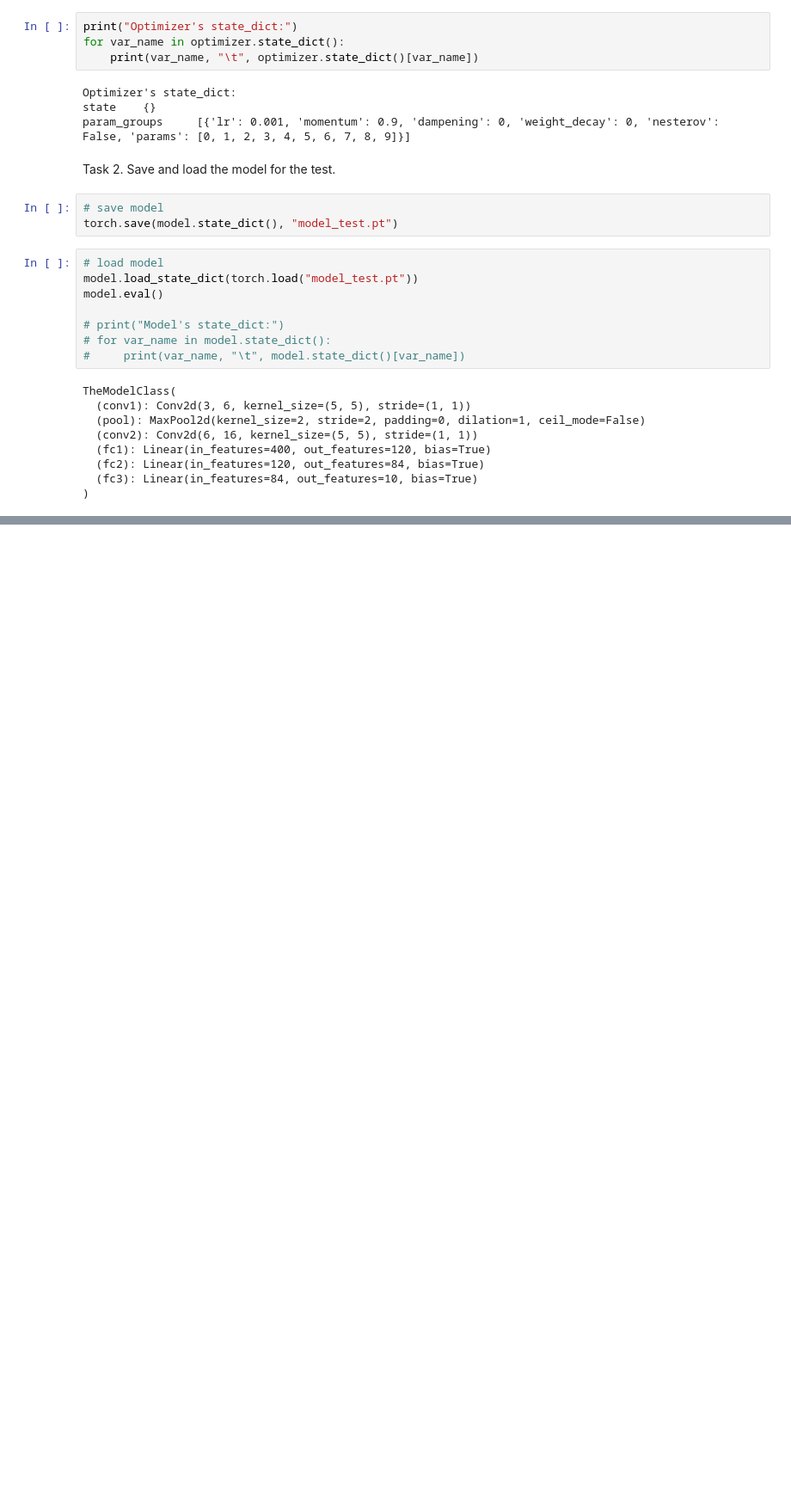
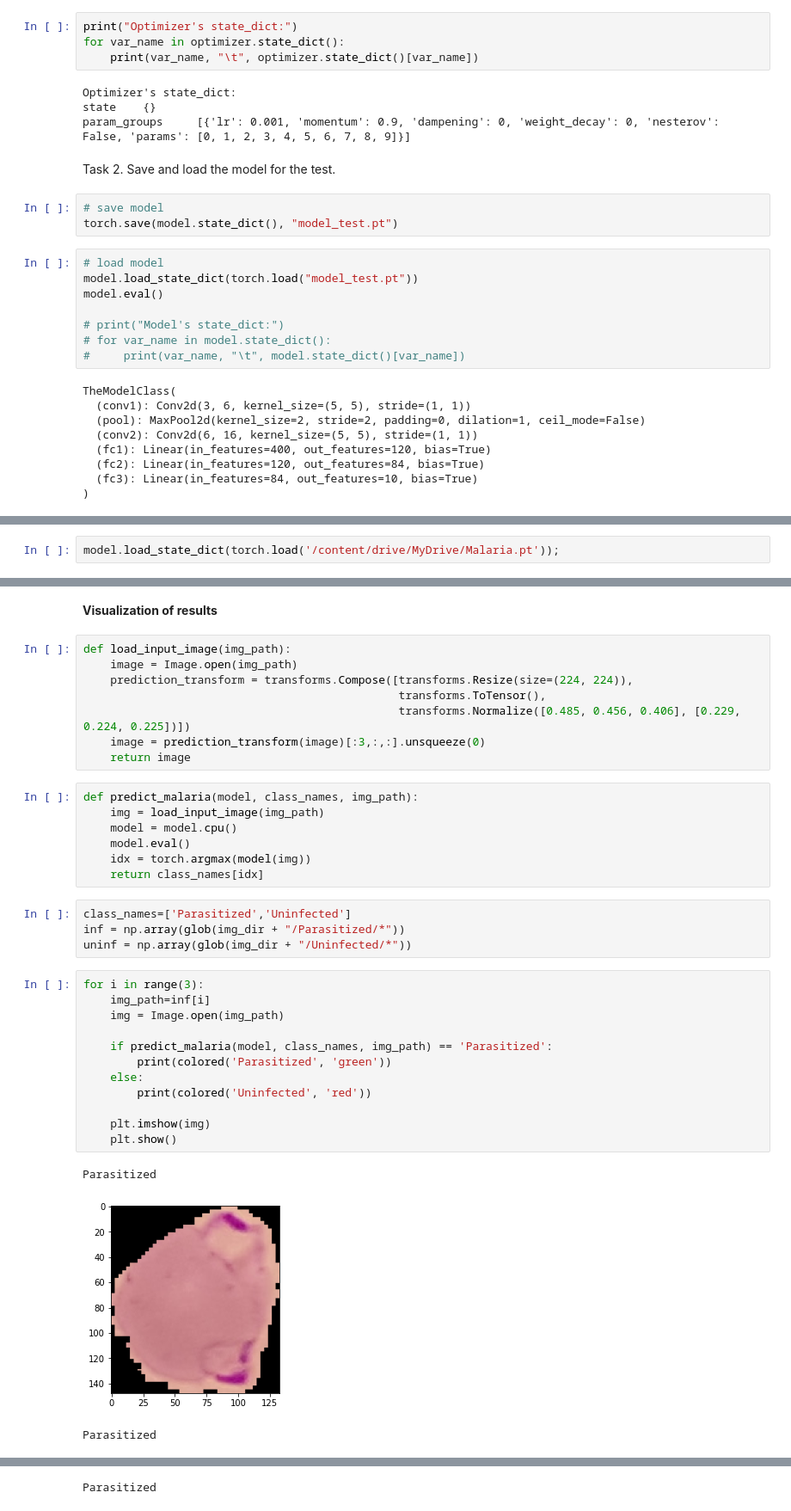
Before and after one commit to anastasiiakhil/Intro_to_DS, a Jupyter notebook: lab14.ipynb, the cells around one changed output, grey strips where cells are left out. Shown: that part at 86% size. Cells and saved outputs as stored; diff of their text form; blank space fills up the shorter version.

```diff
--- a/lab14.ipynb
+++ b/lab14.ipynb
@@ -93,0 +359,2 @@ TheModelClass(
+# %%
+model.load_state_dict(torch.load('/content/drive/MyDrive/Malaria.pt'));
@@ -93,0 +389,37 @@ TheModelClass(
+# %% [markdown]
+**Visualization of results**
+# %%
+def load_input_image(img_path):
+    image = Image.open(img_path)
+    prediction_transform = transforms.Compose([transforms.Resize(size=(224, 224)),
+                                               transforms.ToTensor(),
+                                               transforms.Normalize([0.485, 0.456, 0.406], [0.229, 0.224, 0.225])])
+    image = prediction_transform(image)[:3,:,:].unsqueeze(0)
+    return image
+# %%
+def predict_malaria(model, class_names, img_path):
+    img = load_input_image(img_path)
+    model = model.cpu()
+    model.eval()
+    idx = torch.argmax(model(img))
+    return class_names[idx]
+# %%
+class_names=['Parasitized','Uninfected']
+inf = np.array(glob(img_dir + "/Parasitized/*"))
+uninf = np.array(glob(img_dir + "/Uninfected/*"))
+# %%
+for i in range(3):
+    img_path=inf[i]
+    img = Image.open(img_path)
+
+    if predict_malaria(model, class_names, img_path) == 'Parasitized':
+        print(colored('Parasitized', 'green'))
+    else:
+        print(colored('Uninfected', 'red'))
+
+    plt.imshow(img)
+    plt.show()
+# %% [output]
+Parasitized
+[figure, added]
+Parasitized
@@ -93,0 +427 @@ TheModelClass(
+Parasitized
```
Also changed, not shown: parts of 35 cells of this notebook.
